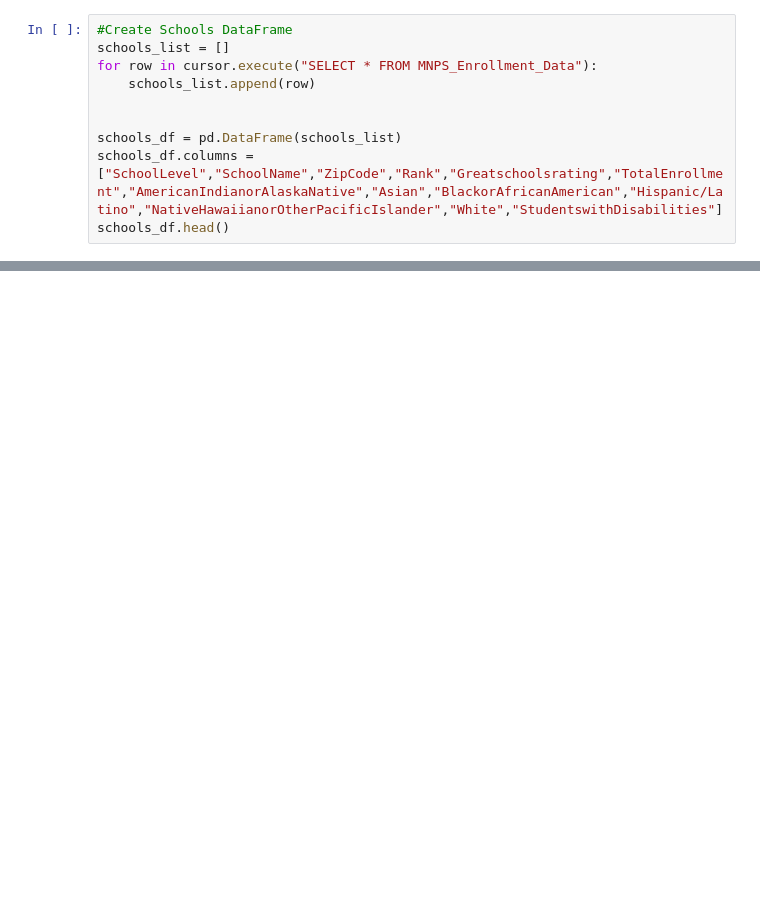
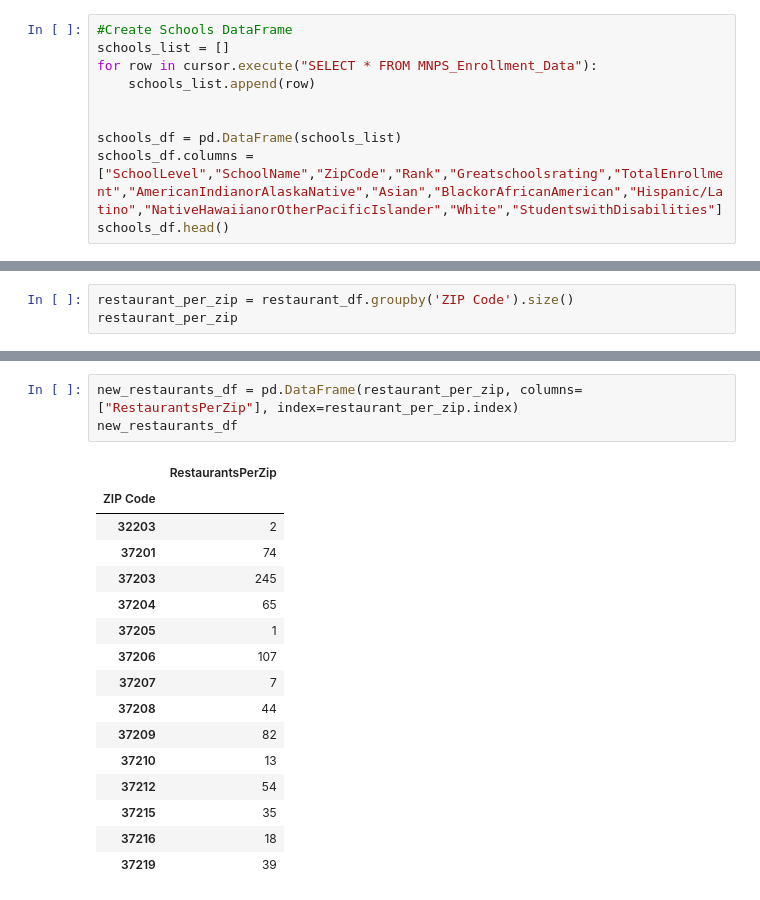
Before and after one commit to JoyRichardson/Living-in-Nashville, a Jupyter notebook: Machine_Learning_Model.ipynb, the cells around one changed output, grey strips where cells are left out. Saved outputs shown, nothing was run; the diff lists cells and outputs as text; blank space fills up the shorter version.

```diff
--- a/Machine_Learning_Model.ipynb
+++ b/Machine_Learning_Model.ipynb
@@ -289,0 +326,3 @@ schools_df.head()
+# %%
+restaurant_per_zip = restaurant_df.groupby('ZIP Code').size()
+restaurant_per_zip
@@ -289,0 +346,20 @@ schools_df.head()
+# %%
+new_restaurants_df = pd.DataFrame(restaurant_per_zip, columns=["RestaurantsPerZip"], index=restaurant_per_zip.index)
+new_restaurants_df
+# %% [output]
+|  | RestaurantsPerZip |
+| ZIP Code |  |
+| 32203 | 2 |
+| 37201 | 74 |
+| 37203 | 245 |
+| 37204 | 65 |
+| 37205 | 1 |
+| 37206 | 107 |
+| 37207 | 7 |
+| 37208 | 44 |
+| 37209 | 82 |
+| 37210 | 13 |
+| 37212 | 54 |
+| 37215 | 35 |
+| 37216 | 18 |
+| 37219 | 39 |
```
Also changed, not shown: parts of 9 cells of this notebook.
